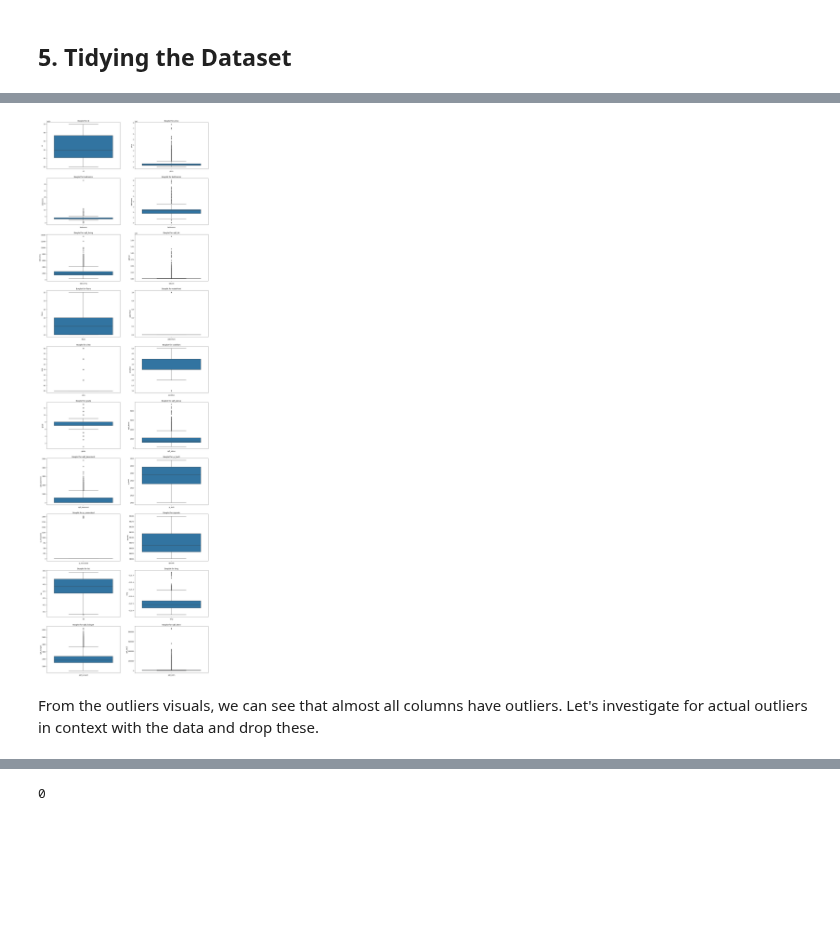
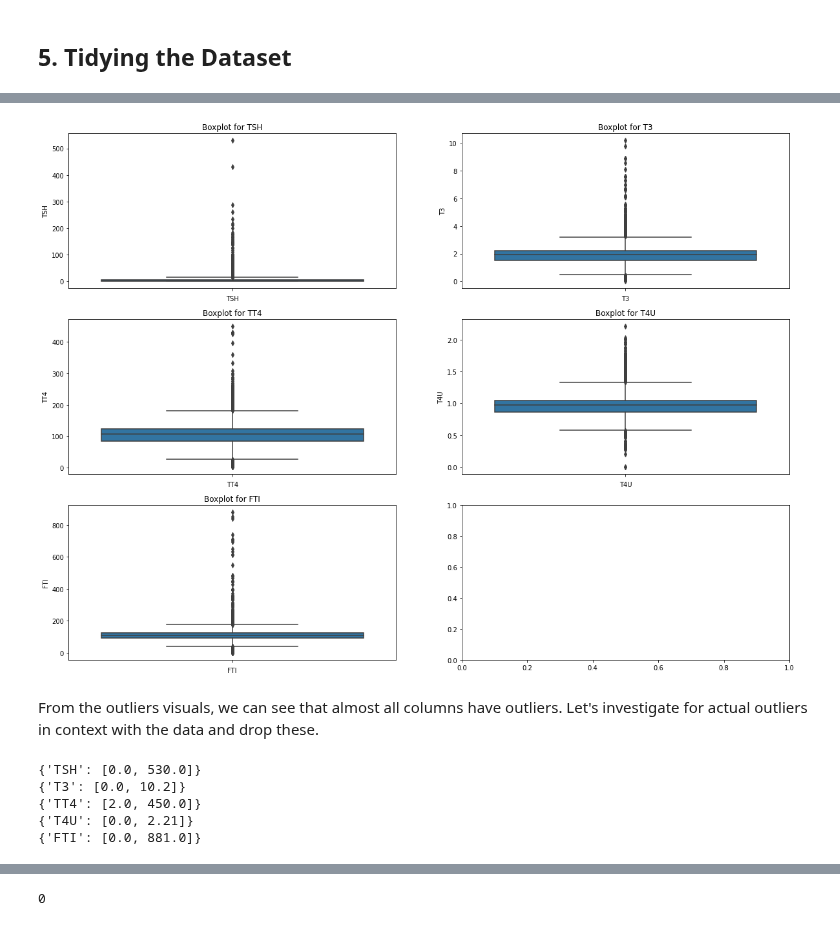
Before and after one commit to Magguire/Magguire, a Jupyter notebook: module_2_core_week_III_ip.ipynb, the cells around one changed output, grey strips where cells are left out. Drawn from its saved outputs; the diff is of its cells as text; code cells hidden in the pictures; blank space fills up the shorter version.

```diff
--- a/module_2_core_week_III_ip.ipynb
+++ b/module_2_core_week_III_ip.ipynb
@@ -129,0 +227,21 @@ Making sure your data matches something outside of the dataset is very important
+# %%
+# fill forward sex and age missing values
+
+df['sex'] = df['sex'].fillna(method='ffill')
+df['age'] = df['age'].fillna(method='ffill')
+columns.remove('age')
+# %%
+# imputing missing values
+
+# TBG has 91% missing values
+
+# we shall drop this column as it is impossible to impute this accurately without severely affecting our model
+
+# function to drop columns
+def drop_column(dataframe, column):
+    return dataframe.drop([column], axis=1)
+
+df = drop_column(df, 'TBG')
+
+columns.remove('TBG')
+print(columns)
@@ -129,0 +250,17 @@ Making sure your data matches something outside of the dataset is very important
+# %%
+# convert numerical object datatypes to float
+def obfloat(column):
+  df[column] = df[column].astype(float)
+  return df
+
+for column in columns:
+  obfloat(column)
+
+# impute remaining missing value columns with mean
+def fill_mean(columns):
+  for column in columns:
+    df[column] = df[column].fillna(df[column].mean())
+  return df.isnull().sum()
+
+fill_mean(columns)
+obfloat('age')
@@ -130,21 +281,36 @@ Making sure your data matches something outside of the dataset is very important
 # %%
 # Checking for Outliers
 #
 import matplotlib.pyplot as plt
 import seaborn as sns
 
-columns = [column for column in df.columns]
-fig, ax = plt.subplots(ncols = 2, nrows = 10, figsize=(20,70))
+fig, ax = plt.subplots(ncols = 2, nrows = 3, figsize=(20,15))
 ax = ax.ravel()
 
 for column, ax in zip(columns, ax):
     sns.boxplot(y = df[column], ax=ax)
     ax.set_title('Boxplot for {}'.format(column))
     ax.set_xlabel(column)
 
 plt.show()
 # %% [output]
-[figure, old version]
+[figure, new version]
 # %% [markdown]
 From the outliers visuals, we can see that almost all columns have outliers. Let's investigate for actual outliers in context with the data and drop these.
+# %%
+# range
+
+def range(column):
+   max = df[column].max()
+   min = df[column].min()
+   return print({column: [min,max]})
+
+for column in columns:
+   range(column)
+# %% [output]
+{'TSH': [0.0, 530.0]}
+{'T3': [0.0, 10.2]}
+{'TT4': [2.0, 450.0]}
+{'T4U': [0.0, 2.21]}
+{'FTI': [0.0, 881.0]}
 # %%
```
Also changed, not shown: parts of 152 cells of this notebook.
